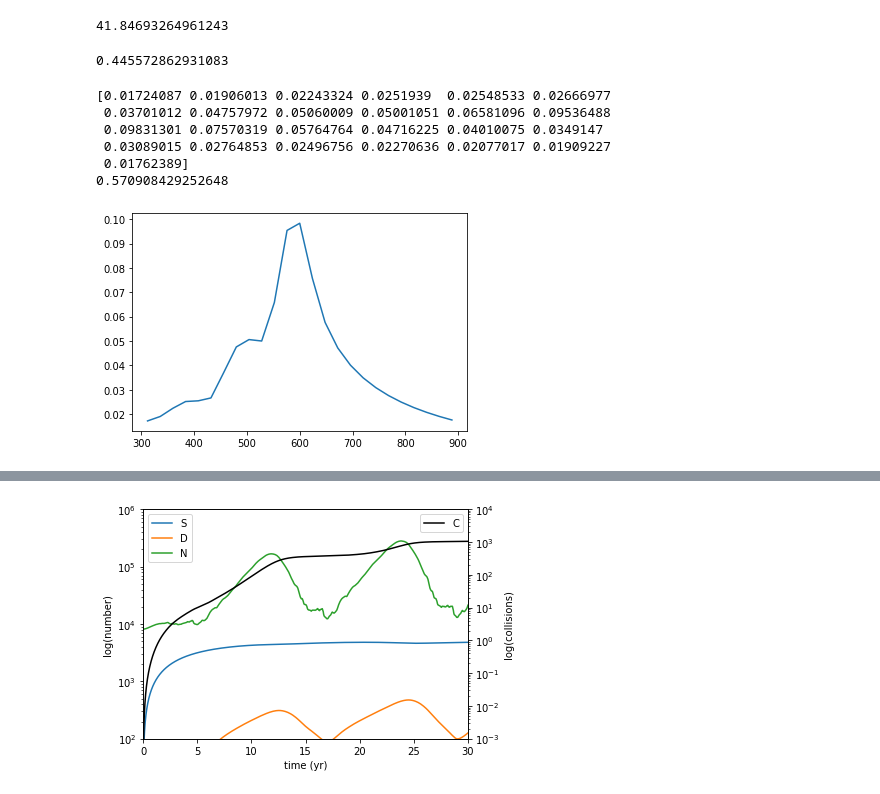
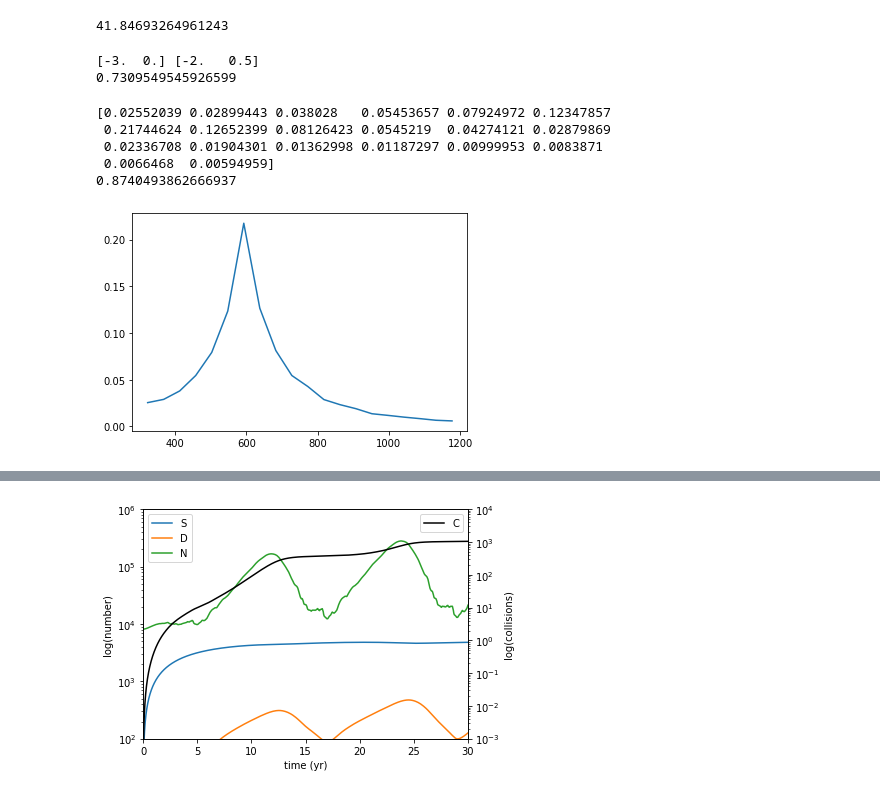
Before and after one commit to JustinLaw-D/debris-simulations, a Jupyter notebook: tests_simulations/test.ipynb, the cells around one changed output, grey strips where cells are left out. Saved outputs shown, nothing was run; the diff lists cells and outputs as text; code cells hidden in the pictures.

Commit message:
changed probability table method

```diff
--- a/tests_simulations/test.ipynb
+++ b/tests_simulations/test.ipynb
@@ -53,34 +53,35 @@ import matplotlib.pyplot as plt
 import numpy as np
 from time import time
 R = 6371 # radius of earth in km
-alt = np.linspace(300,900,num=26)
-S_i = [[0]]*25
-S_di = [[0]]*25
-D_i = [[0]]*25
-N_i = [0]*25
+alt = np.linspace(300,1200,num=21)
+S_i = [[0]]*20
+S_di = [[0]]*20
+D_i = [[0]]*20
+N_i = [0]*20
 lam = 1000
 T = 50
 def drag_lifetime_loc(hmax, hmin, a_over_m, t):
     m0 = int(t*12) % 144
     return drag_lifetime(hmax, hmin, 0, 0, a_over_m=a_over_m, dt=100/(60*60*24*365.25), maxdt=0.1, m0=m0)
-atmosphere = NCell(S_i, S_di, D_i, N_i, [600], alt, [lam], drag_lifetime_loc, need_update)
-print(np.sum(atmosphere.sat_coll_probability_tables[0]))
+atmosphere = NCell(S_i, S_di, D_i, N_i, [600], alt, [lam], drag_lifetime_loc, need_update, num_chi=1, num_L=1, num_dir=1000, chi_max=0.5)
+print(atmosphere.logL_edges, atmosphere.chi_edges)
+print(np.sum(atmosphere.sat_expl_probability_tables[0]))
 # %% [output]
-0.445572862931083
+[-3.  0.] [-2.   0.5]
+0.7309549545926599
 # %%
-print(np.sum(atmosphere.sat_coll_probability_tables[12], axis=(1,2))/np.sum(atmosphere.sat_coll_probability_tables[12]))
-data = np.sum(atmosphere.sat_coll_probability_tables[12], axis=(1,2))/np.sum(atmosphere.sat_coll_probability_tables[12])
-print(np.sum(atmosphere.sat_coll_probability_tables[12]))
+print(np.sum(atmosphere.sat_coll_probability_tables[6], axis=(1,2))/np.sum(atmosphere.sat_coll_probability_tables[6]))
+data = np.sum(atmosphere.sat_coll_probability_tables[6], axis=(1,2))/np.sum(atmosphere.sat_coll_probability_tables[6])
+print(np.sum(atmosphere.sat_coll_probability_tables[6]))
 x_axis = []
-for i in range(25):
+for i in range(20):
     x_axis.append((alt[i]+alt[i+1])/2)
 plt.plot(x_axis, data)
 plt.show()
 # %% [output]
-[0.01724087 0.01906013 0.02243324 0.0251939  0.02548533 0.02666977
- 0.03701012 0.04757972 0.05060009 0.05001051 0.06581096 0.09536488
- 0.09831301 0.07570319 0.05764764 0.04716225 0.04010075 0.0349147
- 0.03089015 0.02764853 0.02496756 0.02270636 0.02077017 0.01909227
- 0.01762389]
-0.570908429252648
+[0.02552039 0.02899443 0.038028   0.05453657 0.07924972 0.12347857
+ 0.21744624 0.12652399 0.08126423 0.0545219  0.04274121 0.02879869
+ 0.02336708 0.01904301 0.01362998 0.01187297 0.00999953 0.0083871
+ 0.0066468  0.00594959]
+0.8740493862666937
-[figure, old version]
+[figure, new version]
```
Also changed, not shown: parts of 6 cells of this notebook, 1 other file.
